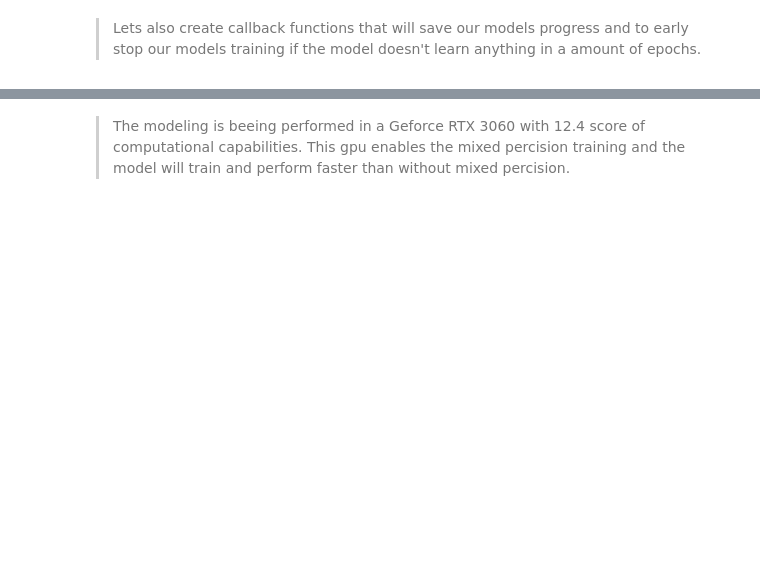
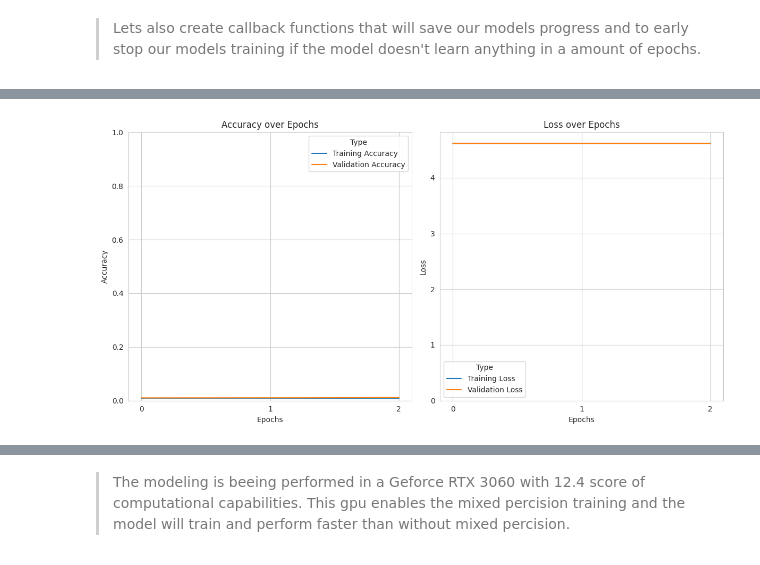
Before and after one commit to konstantinosmpouros/Jupyter_notebook, a Jupyter notebook: Food Vision 101/The food vision 101 project.ipynb, the cells around one changed output, grey strips where cells are left out. Drawn from its saved outputs; the diff is of its cells as text; code cells hidden in the pictures; blank space fills up the shorter version.

```diff
--- a/Food Vision 101/The food vision 101 project.ipynb
+++ b/Food Vision 101/The food vision 101 project.ipynb
@@ -324,0 +339,27 @@ reduce_lr = tf.keras.callbacks.ReduceLROnPlateau(monitor="val_loss",
+# %%
+input_shape = (227, 227, 3)
+
+own_model = tf.keras.Sequential([
+    layers.Input(shape=input_shape),
+    layers.Rescaling(1/255),
+    layers.Conv2D(96, 11, strides=4, activation='relu', name='Conv1'),
+    layers.MaxPool2D(3, strides=2),
+    layers.Conv2D(256, 5, strides=1, activation='relu', name='Conv2'),
+    layers.MaxPool2D(3, strides=1),
+    layers.Conv2D(384, 3, strides=1, activation='relu', name='Conv3'),
+    layers.Conv2D(384, 3, strides=1, activation='relu', name='Conv4'),
+    layers.MaxPool2D(3, strides=1),
+    layers.Conv2D(256, 3, strides=1, activation='relu', name='Conv5'),
+    layers.Conv2D(256, 3, strides=1, activation='relu', name='Conv6'),
+    layers.MaxPool2D(3, strides=1),
+    layers.Conv2D(256, 3, strides=1, activation='relu', name='Conv7'),
+    layers.MaxPool2D(3, strides=1),
+    layers.
+    layers.Flatten(),
+    layers.Dense(6216, activation='relu'),
+    layers.Dense(2096, activation='relu'),
+    layers.Dense(2096, activation='relu'),
+    layers.Dense(101, activation='softmax')
+], name='Own_Model')
+
+own_model.summary()
@@ -324,0 +406,12 @@ reduce_lr = tf.keras.callbacks.ReduceLROnPlateau(monitor="val_loss",
+# %%
+own_model.compile(optimizer='Adam',
+                  metrics=['accuracy'],
+                  loss='sparse_categorical_crossentropy'
+                 )
+
+own_model_history = own_model.fit(train_data,
+                                  epochs=4,
+                                  steps_per_epoch=len(train_data),
+                                  validation_data=test_data,
+                                  validation_steps=int(0.15 * len(test_data)),
+                                  callbacks=[early_stopping])
@@ -324,0 +425,4 @@ reduce_lr = tf.keras.callbacks.ReduceLROnPlateau(monitor="val_loss",
+# %%
+plot_loss_accuracy_curves(own_model_history)
+# %% [output]
+[figure, added]
```
Also changed, not shown: parts of 62 cells of this notebook, 14 other files.
